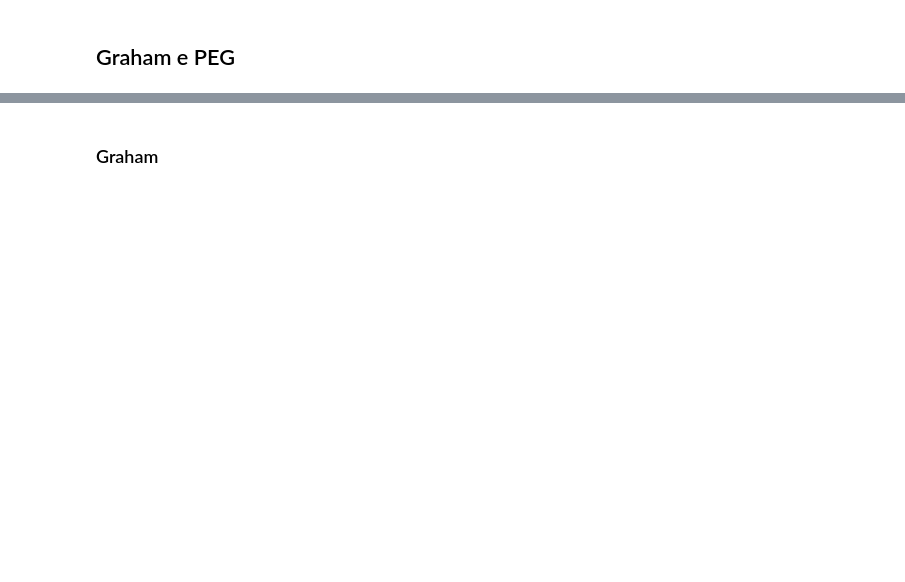
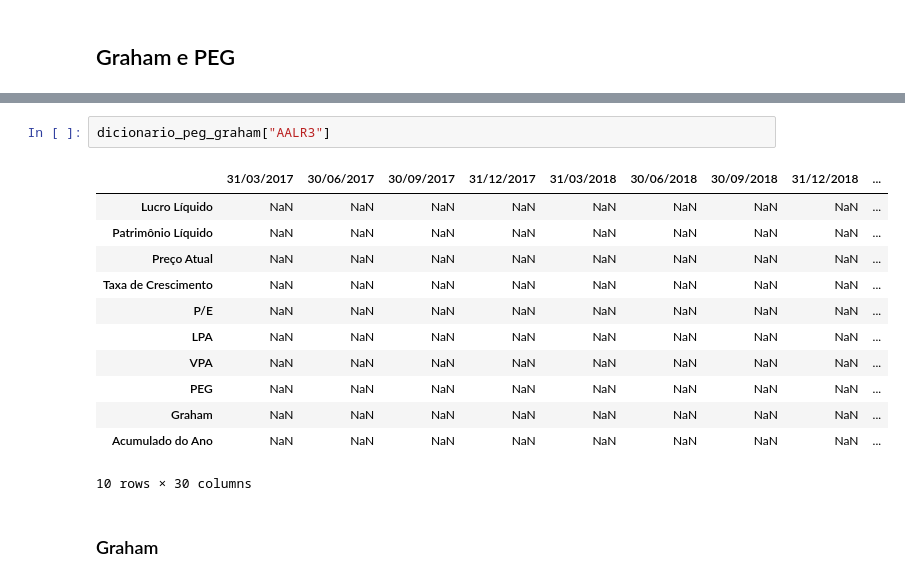
Before and after one commit to Cabral-JV/TCC, a Jupyter notebook: Data_frame/Data.ipynb, the cells around one changed output, grey strips where cells are left out. Saved outputs shown, nothing was run; the diff lists cells and outputs as text; blank space fills up the shorter version.

```diff
--- a/Data_frame/Data.ipynb
+++ b/Data_frame/Data.ipynb
@@ -1067,3 +1282,18 @@ for empresa, data in combined_data.items():
+# %%
+dicionario_peg_graham["AALR3"]
+# %% [output]
+|  | 31/03/2017 | 30/06/2017 | 30/09/2017 | 31/12/2017 | 31/03/2018 | 30/06/2018 | 30/09/2018 | 31/12/2018 | ... |
+| Lucro Líquido | NaN | NaN | NaN | NaN | NaN | NaN | NaN | NaN | ... |
+| Patrimônio Líquido | NaN | NaN | NaN | NaN | NaN | NaN | NaN | NaN | ... |
+| Preço Atual | NaN | NaN | NaN | NaN | NaN | NaN | NaN | NaN | ... |
+| Taxa de Crescimento | NaN | NaN | NaN | NaN | NaN | NaN | NaN | NaN | ... |
+| P/E | NaN | NaN | NaN | NaN | NaN | NaN | NaN | NaN | ... |
+| LPA | NaN | NaN | NaN | NaN | NaN | NaN | NaN | NaN | ... |
+| VPA | NaN | NaN | NaN | NaN | NaN | NaN | NaN | NaN | ... |
+| PEG | NaN | NaN | NaN | NaN | NaN | NaN | NaN | NaN | ... |
+| Graham | NaN | NaN | NaN | NaN | NaN | NaN | NaN | NaN | ... |
+| Acumulado do Ano | NaN | NaN | NaN | NaN | NaN | NaN | NaN | NaN | ... |
+10 rows × 30 columns
 # %% [markdown]
 ### Graham
 # %%
```
Also changed, not shown: parts of 15 cells of this notebook, 4 other files.
